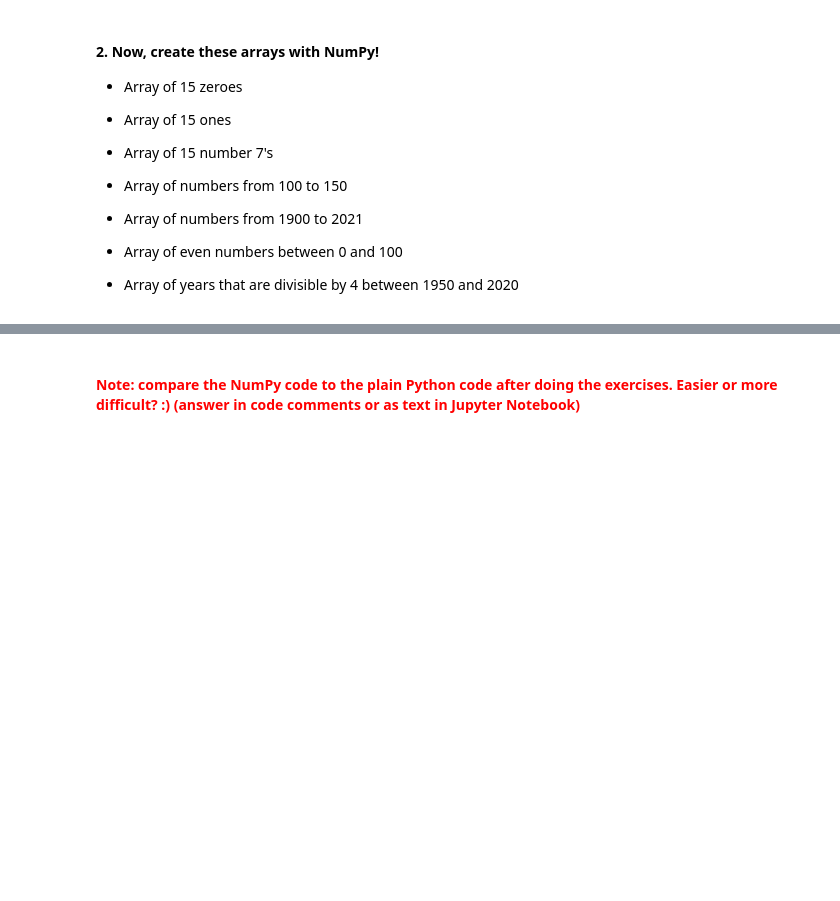
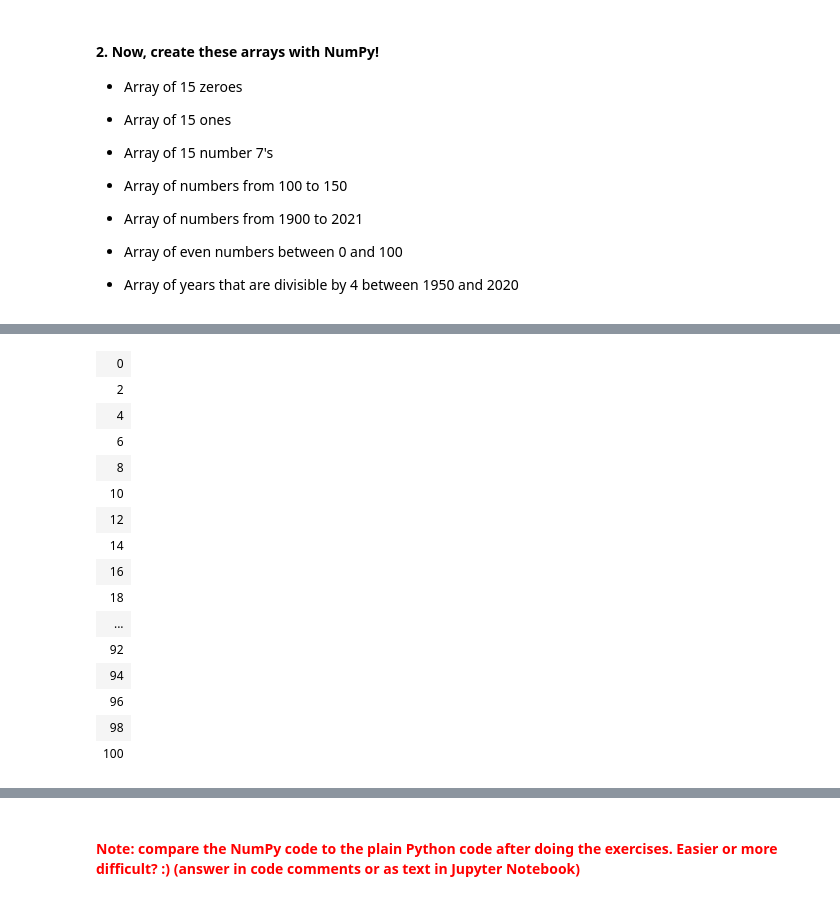
Before and after one commit to crypt0kitik/Introduction-to-Data-Analytics, a Jupyter notebook: Homework sets/SET 1/Exercise set 1.ipynb, the cells around one changed output, grey strips where cells are left out. Cells and saved outputs as stored; diff of their text form; code cells hidden in the pictures; blank space fills up the shorter version.

```diff
--- a/Homework sets/SET 1/Exercise set 1.ipynb
+++ b/Homework sets/SET 1/Exercise set 1.ipynb
@@ -183,0 +269,22 @@ leap_years_array
+# %%
+# exercise 2.6 Array of even numbers between 0 and 100
+data = np.arange(101)
+even_numbers_array = data[data % 2 == 0]
+even_numbers_array
+# %% [output]
+| 0 |
+| 2 |
+| 4 |
+| 6 |
+| 8 |
+| 10 |
+| 12 |
+| 14 |
+| 16 |
+| 18 |
+| ... |
+| 92 |
+| 94 |
+| 96 |
+| 98 |
+| 100 |
```
Also changed, not shown: parts of 31 cells of this notebook.
